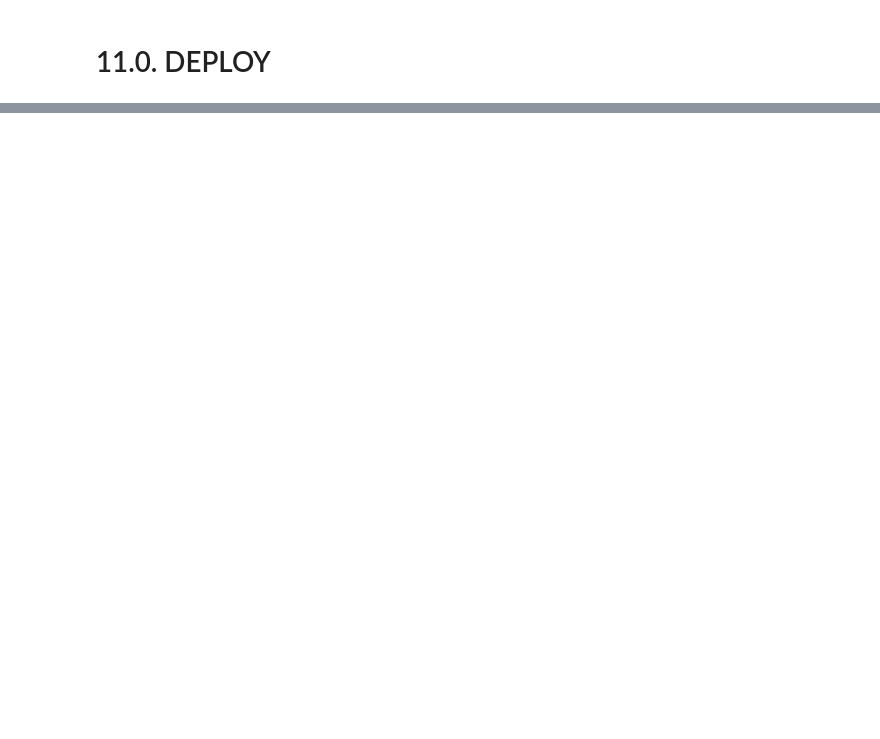
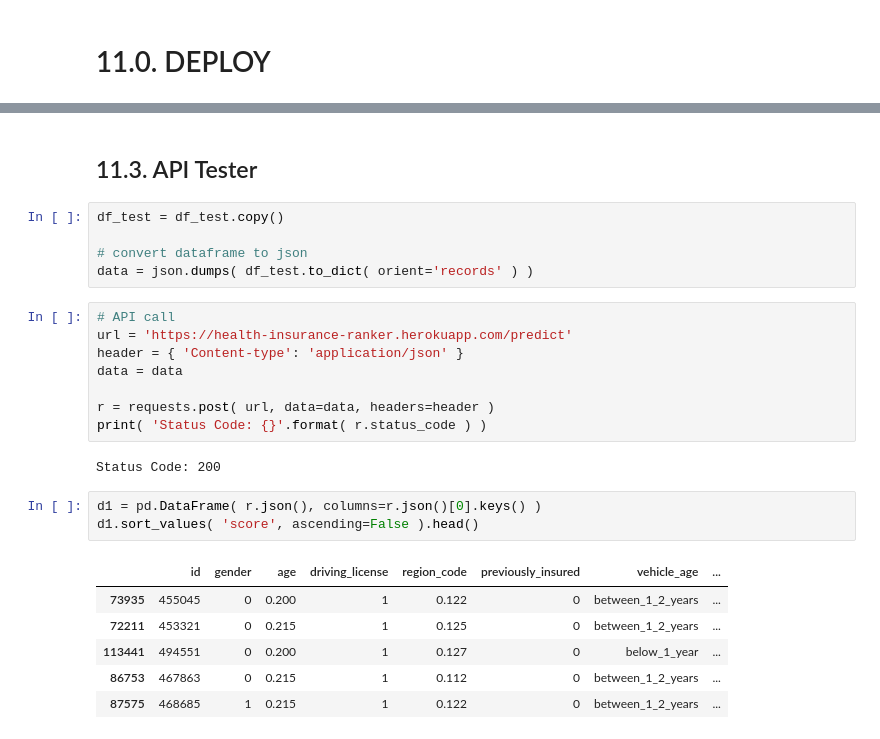
Before and after one commit to hfpmatheus/health_insurance_cross_sell, a Jupyter notebook: code.ipynb, the cells around one changed output, grey strips where cells are left out. Drawn from its saved outputs; the diff is of its cells as text; blank space fills up the shorter version.

```diff
--- a/code.ipynb
+++ b/code.ipynb
@@ -1177,0 +1318,27 @@ pickle.dump( model_xgb_tuned, open( '/Users/mathe/Repos_ComunidadeDS/health_insu
+# %% [markdown]
+## 11.3. API Tester
+# %%
+df_test = df_test.copy()
+
+# convert dataframe to json
+data = json.dumps( df_test.to_dict( orient='records' ) )
+# %%
+# API call
+url = 'https://health-insurance-ranker.herokuapp.com/predict'
+header = { 'Content-type': 'application/json' }
+data = data
+
+r = requests.post( url, data=data, headers=header )
+print( 'Status Code: {}'.format( r.status_code ) )
+# %% [output]
+Status Code: 200
+# %%
+d1 = pd.DataFrame( r.json(), columns=r.json()[0].keys() )
+d1.sort_values( 'score', ascending=False ).head()
+# %% [output]
+|  | id | gender | age | driving_license | region_code | previously_insured | vehicle_age | ... |
+| 73935 | 455045 | 0 | 0.200 | 1 | 0.122 | 0 | between_1_2_years | ... |
+| 72211 | 453321 | 0 | 0.215 | 1 | 0.125 | 0 | between_1_2_years | ... |
+| 113441 | 494551 | 0 | 0.200 | 1 | 0.127 | 0 | below_1_year | ... |
+| 86753 | 467863 | 0 | 0.215 | 1 | 0.112 | 0 | between_1_2_years | ... |
+| 87575 | 468685 | 1 | 0.215 | 1 | 0.122 | 0 | between_1_2_years | ... |
```
Also changed, not shown: parts of 34 cells of this notebook.
